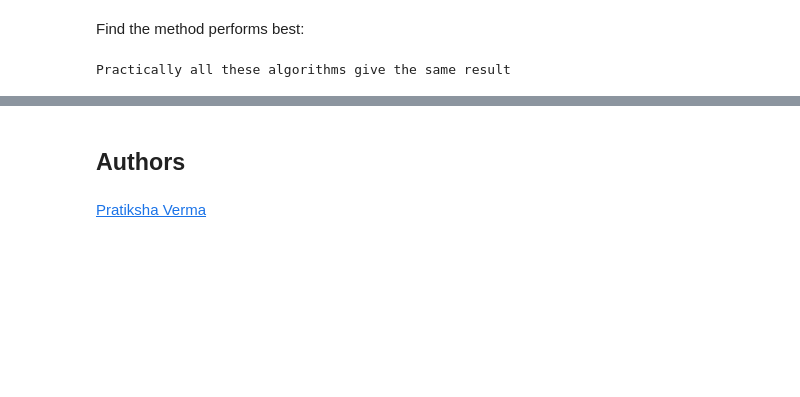
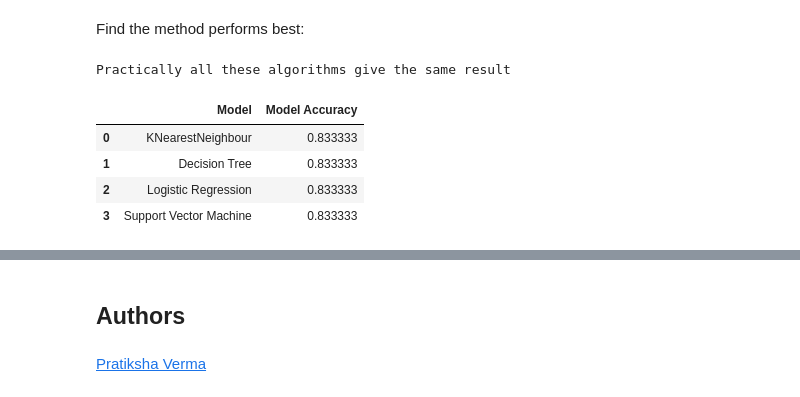
Before and after one commit to promise32/myrep2, a Jupyter notebook: SpaceX_Machine_Learning_Prediction_jupyterlitePROJECT.ipynb, the cells around one changed output, grey strips where cells are left out. Cells and saved outputs as stored; diff of their text form; code cells hidden in the pictures; blank space fills up the shorter version.

```diff
--- a/SpaceX_Machine_Learning_Prediction_jupyterlitePROJECT.ipynb
+++ b/SpaceX_Machine_Learning_Prediction_jupyterlitePROJECT.ipynb
@@ -204,4 +204,4 @@ accuracy : 0.8464285714285713
 # %% [markdown]
 Calculate the accuracy on the test data using the method <code>score</code>:
 # %%
-logreg_cv.score(X_test, Y_test)
+logregaccuracy=logreg_cv.score(X_test, Y_test)
@@ -241,4 +262,4 @@ Calculate the accuracy on the test data using the method <code>score</code>:
 # %%
 Bestsvm=svm_cv.best_estimator_
 Bestsvm
-Bestsvm.score(X_test, Y_test)
+Svm_Accuracy=Bestsvm.score(X_test, Y_test)
@@ -288,4 +315,4 @@ accuracy : 0.8767857142857143
 # %% [markdown]
 Calculate the accuracy of tree_cv on the test data using the method <code>score</code>:
 # %%
-tree_cv.score(X_test, Y_test)
+Tree_Accuracy=tree_cv.score(X_test, Y_test)
@@ -328,4 +357,4 @@ accuracy : 0.8482142857142858
 # %% [markdown]
 Calculate the accuracy of knn_cv on the test data using the method <code>score</code>:
 # %%
-knn_cv.score(X_test, Y_test)
+KNN_Accuracy=knn_cv.score(X_test, Y_test)
@@ -348,0 +388,17 @@ Practically all these algorithms give the same result
+# %%
+data = {
+    'Model': ['KNearestNeighbour', 'Decision Tree', 'Logistic Regression', 'Support Vector Machine'],
+    'Model Accuracy': [logregaccuracy,Svm_Accuracy ,Tree_Accuracy, KNN_Accuracy,]}
+
+
+# Create a DataFrame from the dictionary
+Report = pd.DataFrame(data)
+
+# Display the report
+Report
+# %% [output]
+|  | Model | Model Accuracy |
+| 0 | KNearestNeighbour | 0.833333 |
+| 1 | Decision Tree | 0.833333 |
+| 2 | Logistic Regression | 0.833333 |
+| 3 | Support Vector Machine | 0.833333 |
```
Also changed, not shown: parts of 17 cells of this notebook.
